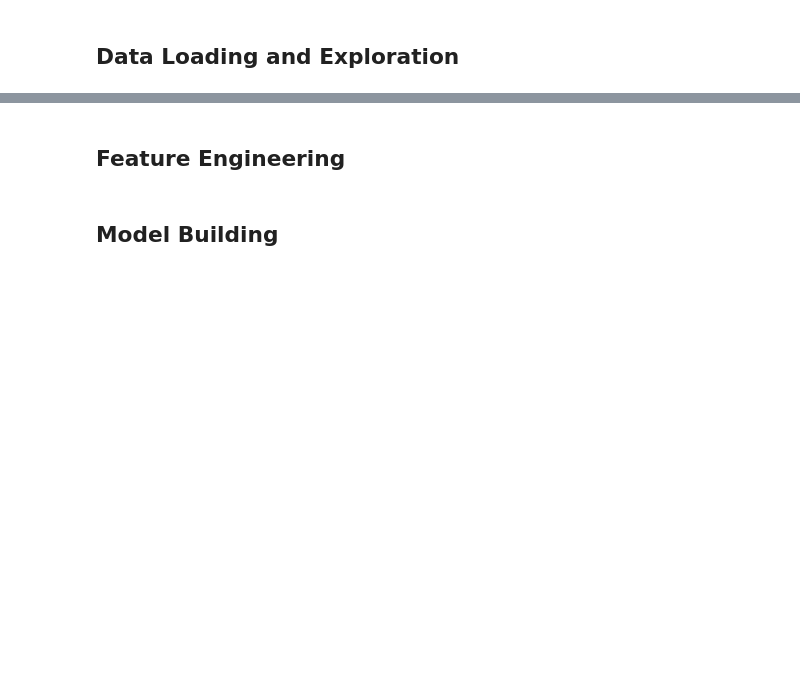
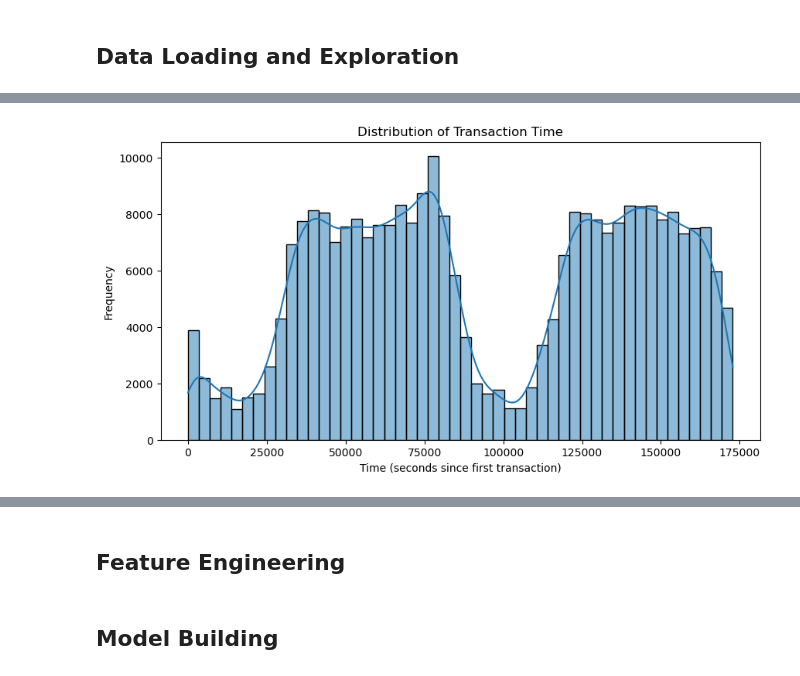
Before and after one commit to LiangqunLu/data_science_practice, a Jupyter notebook: Kaggle/credit_card_fraud.ipynb, the cells around one changed output, grey strips where cells are left out. Cells and saved outputs as stored; diff of their text form; code cells hidden in the pictures; blank space fills up the shorter version.

```diff
--- a/Kaggle/credit_card_fraud.ipynb
+++ b/Kaggle/credit_card_fraud.ipynb
@@ -23,0 +89,10 @@ pd.set_option('display.max_columns', None)
+# %%
+# The 'Time' feature represents the seconds elapsed between this transaction and the first transaction in the dataset.
+plt.figure(figsize=(10, 5))
+sns.histplot(data['Time'], bins=50, kde=True)
+plt.title('Distribution of Transaction Time')
+plt.xlabel('Time (seconds since first transaction)')
+plt.ylabel('Frequency')
+plt.show()
+# %% [output]
+[figure, added]
```
Also changed, not shown: parts of 32 cells of this notebook, 3 other files.
